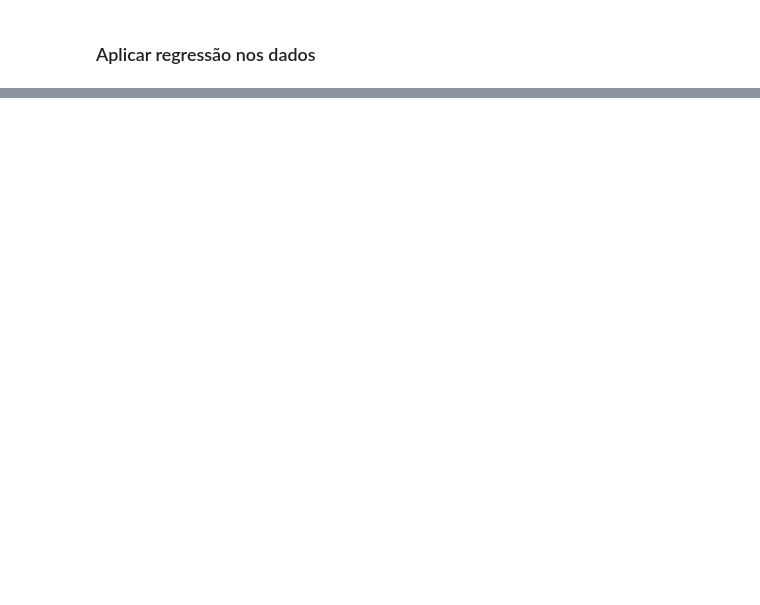
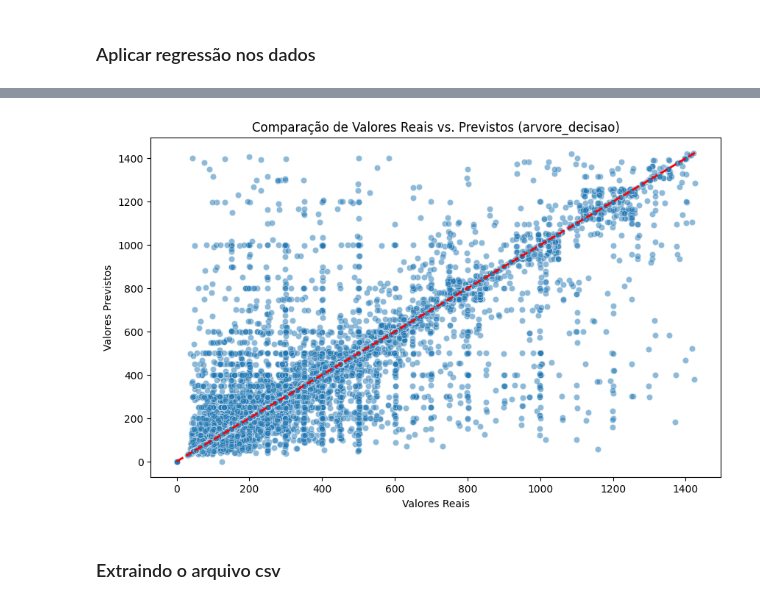
Before and after one commit to caefleury/trainee-cis-ieee, a Jupyter notebook: desafio_01/index.ipynb, the cells around one changed output, grey strips where cells are left out. Cells and saved outputs as stored; diff of their text form; code cells hidden in the pictures; blank space fills up the shorter version.

Commit message:
feat(desafio01): Adiciona método de DecisionTreeRegressor

```diff
--- a/desafio_01/index.ipynb
+++ b/desafio_01/index.ipynb
@@ -175,6 +170,9 @@ Alterando erros da coluna id:
 # %%
 train['id'] = range(len(train))
 train['id'] = train['id'].astype('int64')
+
+test['id'] = range(len(test))
+test['id'] = test['id'].astype('int64')
 # %% [markdown]
 Alterando tipagem dos dados numericos e corrigindo erros de formatação.
 # %%
@@ -394,2 +534,73 @@ print(train)
 # %% [markdown]
 ### Aplicar regressão nos dados
+# %%
+
+from sklearn.metrics import mean_squared_error, mean_absolute_error, r2_score
+from sklearn.model_selection import train_test_split
+from sklearn.preprocessing import StandardScaler
+from sklearn.linear_model import LinearRegression
+from sklearn.tree import DecisionTreeRegressor
+from sklearn.linear_model import LogisticRegression
+
+
+
+sample_size = 200000
+train_sampled = train_price.sample(n=sample_size, random_state=64)
+
+x = train_sampled.drop('price', axis=1).values
+y = train_sampled['price'].values
+# %%
+x_train, x_val, y_train, y_val = train_test_split(x, y, test_size=0.1, random_state=64)
+
+scaler = StandardScaler()
+x_train_scaled = scaler.fit_transform(x_train)
+x_val_scaled = scaler.transform(x_val)
+x_test_scaled = scaler.transform(test_price)
+
+models = {
+    'arvore_decisao': DecisionTreeRegressor(),
+}
+
+def train_and_evaluate(models, x_train, x_val, y_train, y_val):
+    results = {}
+    for name, model in models.items():
+        model.fit(x_train, y_train)
+        y_pred_val = model.predict(x_val)
+        mse = mean_squared_error(y_val, y_pred_val)
+        mae = mean_absolute_error(y_val, y_pred_val)
+        r2 = r2_score(y_val, y_pred_val)
+        results[name] = {
+            'MSE': mse,
+            'MAE': mae,
+            'R2': r2
+        }
+    return results
+
+
+results = train_and_evaluate(models, x_train_scaled, x_val_scaled, y_train, y_val)
+
+
+test_predictions = {}
+for name, model in models.items():
+    test_predictions[name] = model.predict(x_test_scaled)
+
+for model_name, metrics in results.items():
+    print(f"Resultados para {model_name}:")
+    print(f"Mean Squared Error: {metrics['MSE']}")
+    print(f"Mean Absolute Error: {metrics['MAE']}")
+    print(f"R2 Score: {metrics['R2']}")
+    print()
+
+def plot_comparison(y_true, y_pred, model_name):
+    plt.figure(figsize=(10, 6))
+    sns.scatterplot(x=y_true, y=y_pred, alpha=0.5)
+    plt.plot([y_true.min(), y_true.max()], [y_true.min(), y_true.max()], 'r--', lw=2)
+    plt.xlabel('Valores Reais')
+    plt.ylabel('Valores Previstos')
+    plt.title(f'Comparação de Valores Reais vs. Previstos ({model_name})')
+    plt.show()
+
+for model_name, model in models.items():
+    y_pred_val = model.predict(x_val_scaled)
+    plot_comparison(y_val, y_pred_val, model_name)
+# %% [output]
@@ -395,0 +616,3 @@ print(train)
+[figure, added]
+# %% [markdown]
+### Extraindo o arquivo csv
```
Also changed, not shown: parts of 17 cells of this notebook, 1 other file.
